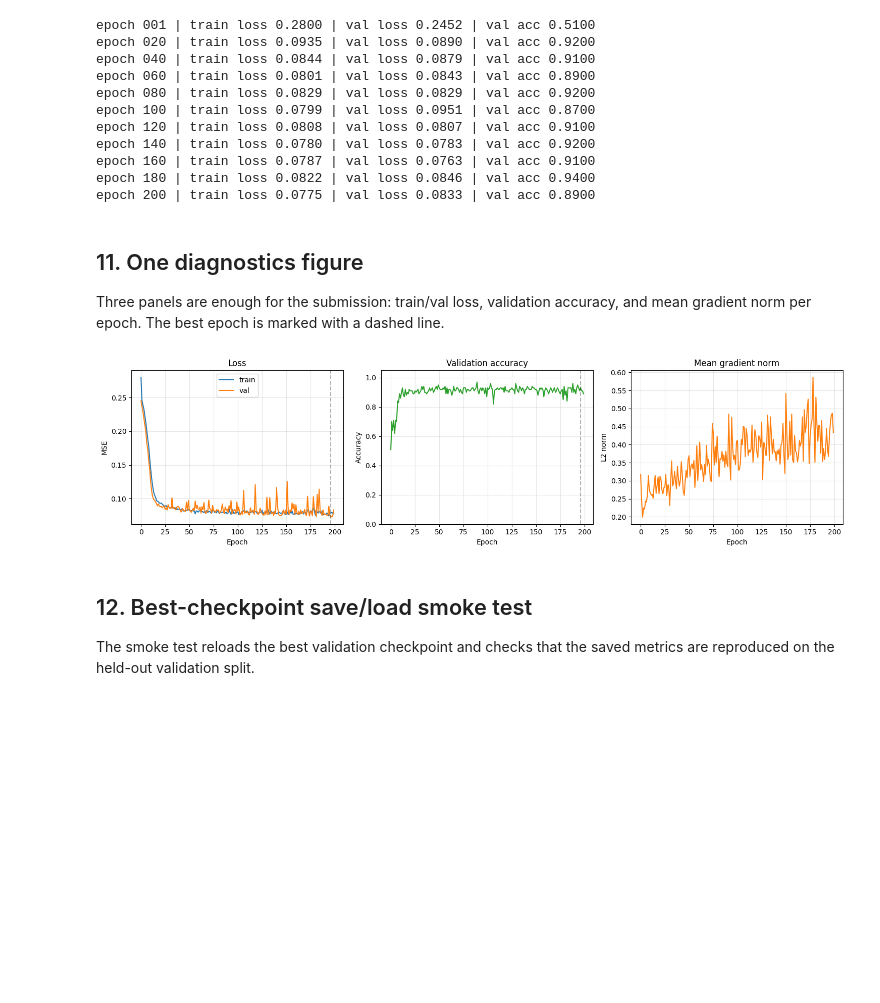
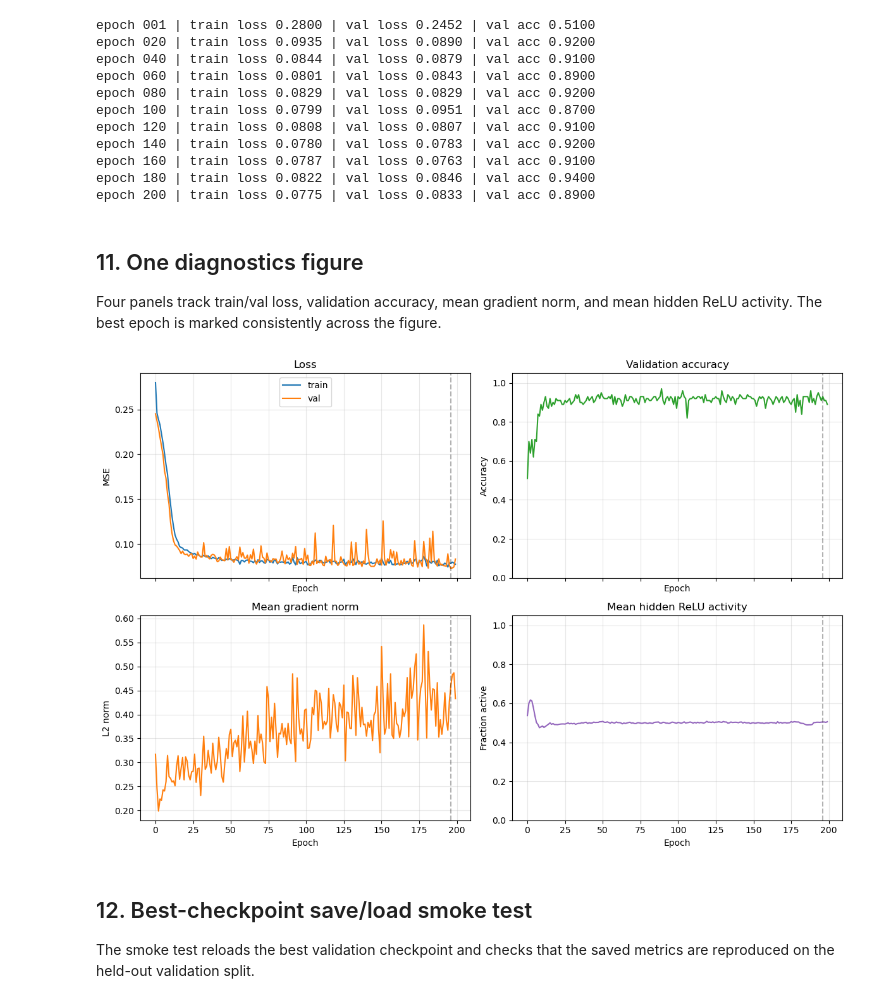
Before and after one commit to FranQuant/the-ai-engineer, a Jupyter notebook: capstones/week02_backprop/week02_master_capstone.ipynb, the cells around one changed output. Cells and saved outputs as stored; diff of their text form; code cells hidden in the pictures; blank space fills up the shorter version.

```diff
--- a/capstones/week02_backprop/week02_master_capstone.ipynb
+++ b/capstones/week02_backprop/week02_master_capstone.ipynb
@@ -308,10 +366,12 @@ class TwoLayerXOR(torch.nn.Module):
         self.b1 = torch.nn.Parameter(torch.zeros(h, dtype=torch.float32))
         self.W2 = torch.nn.Parameter(torch.tensor(rng.normal(0.0, 0.1, size=(out, h)), dtype=torch.float32))
         self.b2 = torch.nn.Parameter(torch.zeros(out, dtype=torch.float32))
+        self.last_h1 = None
 
     def forward(self, x):
         a1 = x @ self.W1.T + self.b1
         h1 = torch.relu(a1)
+        self.last_h1 = h1.detach()
         return (h1 @ self.W2.T + self.b2).squeeze(-1)
 
 
@@ -406,6 +487,7 @@ train_loss_hist = []
 val_loss_hist = []
 val_acc_hist = []
 grad_norm_hist = []
+relu_activity_hist = []
 
 best_val_loss = float("inf")
 best_val_acc = 0.0
@@ -416,6 +498,8 @@ for epoch in range(1, EPOCHS + 1):
     running_loss = 0.0
     running_count = 0
     batch_grad_norms = []
+    epoch_active = 0.0
+    epoch_hidden = 0
 
     for xb, yb in train_loader:
         optimizer.zero_grad()
@@ -428,6 +512,8 @@ for epoch in range(1, EPOCHS + 1):
             if p.grad is not None:
                 total_norm_sq += p.grad.norm().item() ** 2
         batch_grad_norms.append(total_norm_sq ** 0.5)
+        epoch_active += (model.last_h1 > 0).float().sum().item()
+        epoch_hidden += model.last_h1.numel()
 
         optimizer.step()
         running_loss += loss.item() * len(xb)
@@ -436,6 +522,7 @@ for epoch in range(1, EPOCHS + 1):
     mean_train_loss = running_loss / running_count
     train_loss_hist.append(mean_train_loss)
     grad_norm_hist.append(float(np.mean(batch_grad_norms)))
+    relu_activity_hist.append(epoch_active / epoch_hidden)
 
     val_loss, val_acc = evaluate(model, val_loader, loss_fn)
     val_loss_hist.append(val_loss)
@@ -475,36 +562,46 @@ epoch 200 | train loss 0.0775 | val loss 0.0833 | val acc 0.8900
 # %% [markdown]
 ## 11. One diagnostics figure
 
-Three panels are enough for the submission: train/val loss, validation accuracy, and mean gradient norm per epoch. The best epoch is marked with a dashed line.
+Four panels track train/val loss, validation accuracy, mean gradient norm, and mean hidden ReLU activity. The best epoch is marked consistently across the figure.
 # %%
-fig, ax = plt.subplots(1, 3, figsize=(15, 4))
+fig, ax = plt.subplots(2, 2, figsize=(12, 8), sharex=True)
+ax = ax.ravel()
 
 ax[0].plot(train_loss_hist, label="train")
 ax[0].plot(val_loss_hist, label="val")
 ax[0].axvline(best_epoch - 1, color="black", ls="--", alpha=0.3)
 ax[0].set_title("Loss")
 ax[0].set_xlabel("Epoch")
 ax[0].set_ylabel("MSE")
 ax[0].legend()
 ax[0].grid(True, alpha=0.3)
 
 ax[1].plot(val_acc_hist, color="tab:green")
 ax[1].axvline(best_epoch - 1, color="black", ls="--", alpha=0.3)
 ax[1].set_title("Validation accuracy")
 ax[1].set_xlabel("Epoch")
 ax[1].set_ylabel("Accuracy")
 ax[1].set_ylim(0.0, 1.05)
 ax[1].grid(True, alpha=0.3)
 
 ax[2].plot(grad_norm_hist, color="tab:orange")
+ax[2].axvline(best_epoch - 1, color="black", ls="--", alpha=0.3)
 ax[2].set_title("Mean gradient norm")
 ax[2].set_xlabel("Epoch")
 ax[2].set_ylabel("L2 norm")
 ax[2].grid(True, alpha=0.3)
 
+ax[3].plot(relu_activity_hist, color="tab:purple")
+ax[3].axvline(best_epoch - 1, color="black", ls="--", alpha=0.3)
+ax[3].set_title("Mean hidden ReLU activity")
+ax[3].set_xlabel("Epoch")
+ax[3].set_ylabel("Fraction active")
+ax[3].set_ylim(0.0, 1.05)
+ax[3].grid(True, alpha=0.3)
+
 plt.tight_layout()
 # %% [output]
-[figure, old version]
+[figure, new version]
 # %% [markdown]
 ## 12. Best-checkpoint save/load smoke test
 
```
Also changed, not shown: parts of 9 cells of this notebook.
